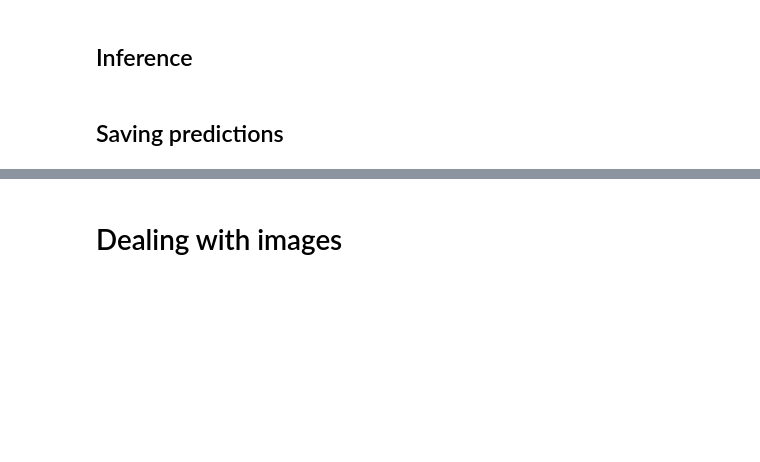
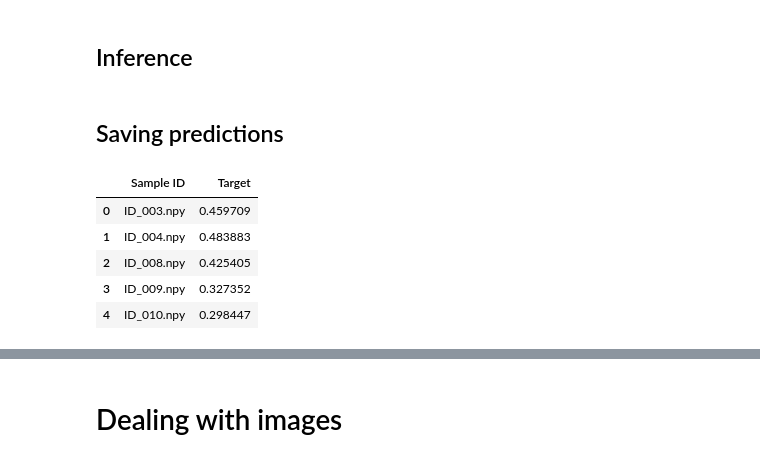
Before and after one commit to LouisStefanuto/Detection-of-the-PIK3CA-mutation-in-breast-cancer, a Jupyter notebook: MLP_baseline.ipynb, the cells around one changed output, grey strips where cells are left out. Drawn from its saved outputs; the diff is of its cells as text; code cells hidden in the pictures; blank space fills up the shorter version.

Commit message:
Best results

```diff
--- a/MLP_baseline.ipynb
+++ b/MLP_baseline.ipynb
@@ -320,8 +359,8 @@ def train(loader, sigma = 1e-2):
     return mean_loss
 # %%
 def train_fold(model, optimizer, criterion, loader, val_loader=[], n_epoch = 10, verbose=1, sigma=1e-2, model_name='model'):
-    early_stopping = EarlyStopping(tolerance = 20, min_delta=0.005)
-    save_best_model = SaveBestModel(save_path='./outputs_'+model_name+'_best_weights.pth')
+    early_stopping = EarlyStopping(tolerance = 3, min_delta=0.005)
+    #save_best_model = SaveBestModel(save_path='./outputs_'+model_name+'_best_weights.pth')
 
     for epoch in range(n_epoch):
         loss = train(loader, sigma=sigma)
@@ -337,18 +376,24 @@ def train_fold(model, optimizer, criterion, loader, val_loader=[], n_epoch = 10,
 
             v_loss = criterion(output, labels.float())
 
-            val_loss = 1/(i+1) * (v_loss - val_loss) + i / (i+1) * val_loss
+            val_loss = 1/(i+1) * (v_loss) + i / (i+1) * val_loss
 
         if verbose:
             print(f"Epoch {epoch} - loss {loss:.4f} - val loss {val_loss:.4f}")
 
         #best model
-        save_best_model(val_loss, epoch=epoch, model=model, optimizer=optimizer, criterion=criterion)
+        #save_best_model(val_loss, epoch=epoch, model=model, optimizer=optimizer, criterion=criterion)
         # early stopping
         early_stopping(loss, val_loss)
         if early_stopping.early_stop:
+          torch.save({
+                'epoch': epoch+1,
+                'model_state_dict': model.state_dict(),
+                'optimizer_state_dict': optimizer.state_dict(),
+                'loss': criterion,
+                }, './outputs_'+model_name+'_best_weights.pth')
           print("We are at epoch:", epoch)
           break
 # %%
-train_fold(model, optimizer, criterion, loader, val_loader, n_epoch=300, verbose=1, sigma = 0.001)
+train_fold(model, optimizer, criterion, loader, val_loader, n_epoch=300, verbose=1, sigma = 0.0005)
 # %% [output]
@@ -443,10 +496,10 @@ for k in range(5):
         # instantiate the model
         model = Perceptron().to(device)
         criterion = BCELoss().to(device)
-        optimizer = Adam(model.parameters(), lr=0.001, weight_decay=5e-2)
+        optimizer = Adam(model.parameters(), lr=0.00005, weight_decay=1)
 
         model_name = f'MLP_{k}_{fold}'
-        train_fold(model, optimizer, criterion, loader_fold_train, val_loader=loader_fold_val, n_epoch=300, sigma=0.001, model_name=model_name)
+        train_fold(model, optimizer, criterion, loader_fold_train, val_loader=loader_fold_val, verbose=0, n_epoch=300, sigma = 0.0001, model_name=model_name)
 
         best_model_cp = torch.load('outputs_'+ model_name + '_best_weights.pth')
         model.load_state_dict(best_model_cp['model_state_dict'])
@@ -468,7 +521,7 @@ for k in range(5):
         print(f"AUC on split {k} fold {fold}: {auc:.3f}")
         aucs.append(auc)
         # add the logistic regression to the list of classifiers
-        models.append(model)
+        models.append(model_name)
         fold += 1
     print("----------------------------")
 print(
@@ -514,14 +595,17 @@ preds_test = 0
 
 
 # loop over the classifiers
-for lr in models:
+for model_name in models:
 
     preds = []
     for val in loader_test:
+        model = Perceptron().to(device)
+        best_model_cp = torch.load('outputs_'+ model_name + '_best_weights.pth')
+        model.load_state_dict(best_model_cp['model_state_dict'])
         model.eval()
         x = val['x'].to(device)
 
-        pred = model(x).detach().numpy().tolist()
+        pred = model(x).detach().cpu().numpy().tolist()
         preds.extend(pred)
 
     preds = np.array(preds)
@@ -533,20 +617,29 @@ preds_test = preds_test / len(models)
 # %%
 submission = pd.DataFrame(
     {"Sample ID": df_test["Sample ID"].values, "Target": preds_test}
 ).sort_values(
     "Sample ID"
 )  # extra step to sort the sample IDs
 
 # sanity checks
 assert all(submission["Target"].between(0, 1)), "`Target` values must be in [0, 1]"
 assert submission.shape == (149, 2), "Your submission file must be of shape (149, 2)"
 assert list(submission.columns) == [
     "Sample ID",
     "Target",
 ], "Your submission file must have columns `Sample ID` and `Target`"
 
 # save the submission as a csv file
-submission.to_csv(data_dir / "benchmark_test_output.csv", index=None)
+submission.to_csv(data_dir / "benchmark_test_output_MLP_scaled_data_2eme_test.csv", index=None)
+
+%cp ./benchmark_test_output_MLP_scaled_data_2eme_test.csv /content/drive/MyDrive/challenge_ens_2023_small/benchmark_test_output_MLP_scaled_data_2eme_test.csv
 submission.head()
+# %% [output]
+|  | Sample ID | Target |
+| 0 | ID_003.npy | 0.459709 |
+| 1 | ID_004.npy | 0.483883 |
+| 2 | ID_008.npy | 0.425405 |
+| 3 | ID_009.npy | 0.327352 |
+| 4 | ID_010.npy | 0.298447 |
 # %%
 %cp ./benchmark_test_output.csv content/drive/MyDrive/challenge_ens_2023_small/benchmark_test_output.csv
```
Also changed, not shown: parts of 15 cells of this notebook.
